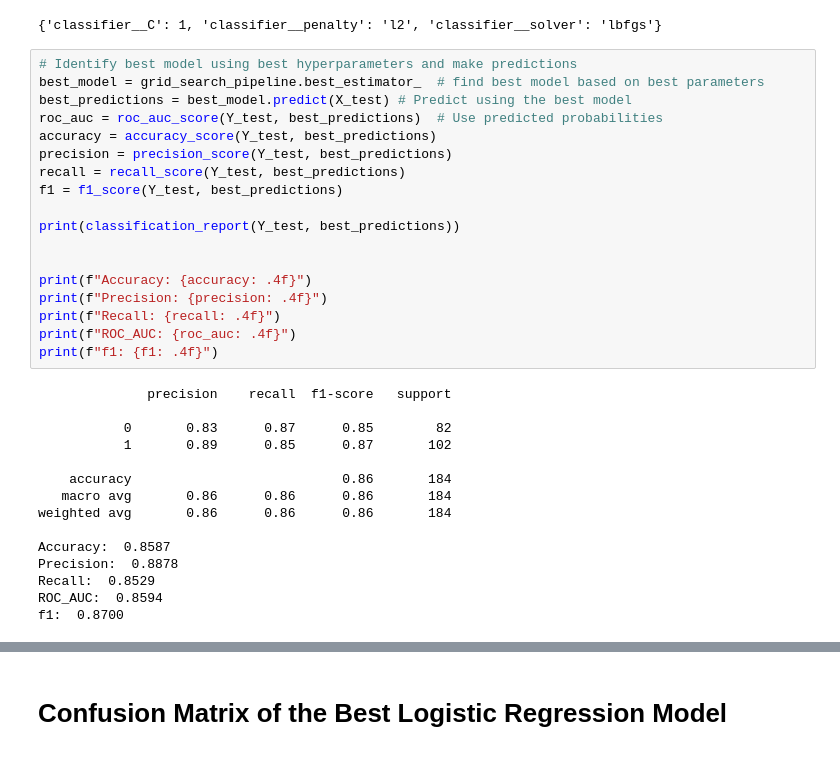
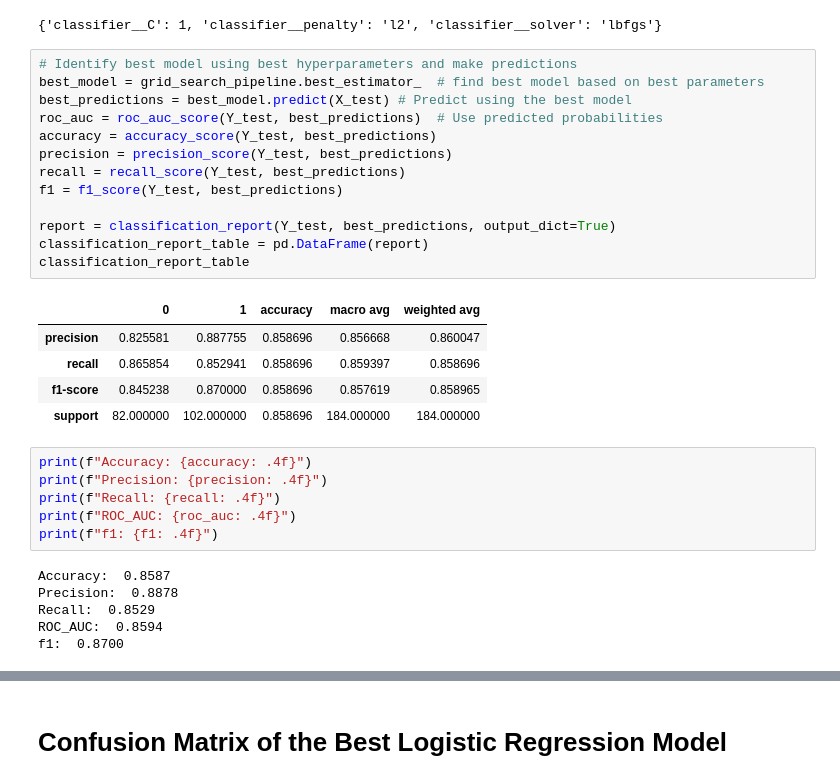
Before and after one commit to shaumia22/Heart-Failure-Prediction, a Jupyter notebook: models/logistic_regression/LogisticRegression_Model_KhatM.ipynb, the cells around one changed output, grey strips where cells are left out. Saved outputs shown, nothing was run; the diff lists cells and outputs as text.

```diff
--- a/models/logistic_regression/LogisticRegression_Model_KhatM.ipynb
+++ b/models/logistic_regression/LogisticRegression_Model_KhatM.ipynb
@@ -211,33 +211,31 @@ print(grid_search_pipeline.best_params_) # Outline best params for model
 # %%
 # Identify best model using best hyperparameters and make predictions
 best_model = grid_search_pipeline.best_estimator_  # find best model based on best parameters
 best_predictions = best_model.predict(X_test) # Predict using the best model
 roc_auc = roc_auc_score(Y_test, best_predictions)  # Use predicted probabilities
 accuracy = accuracy_score(Y_test, best_predictions)
 precision = precision_score(Y_test, best_predictions)
 recall = recall_score(Y_test, best_predictions)
 f1 = f1_score(Y_test, best_predictions)
 
-print(classification_report(Y_test, best_predictions))
-
-
-print(f"Accuracy: {accuracy: .4f}")
-print(f"Precision: {precision: .4f}")
-print(f"Recall: {recall: .4f}")
-print(f"ROC_AUC: {roc_auc: .4f}")
-print(f"f1: {f1: .4f}")
+report = classification_report(Y_test, best_predictions, output_dict=True)
+classification_report_table = pd.DataFrame(report)
+classification_report_table
 # %% [output]
-              precision    recall  f1-score   support
-
-           0       0.83      0.87      0.85        82
-           1       0.89      0.85      0.87       102
-
-    accuracy                           0.86       184
-   macro avg       0.86      0.86      0.86       184
-weighted avg       0.86      0.86      0.86       184
-
-Accuracy:  0.8587
-Precision:  0.8878
-Recall:  0.8529
-ROC_AUC:  0.8594
-f1:  0.8700
+|  | 0 | 1 | accuracy | macro avg | weighted avg |
+| precision | 0.825581 | 0.887755 | 0.858696 | 0.856668 | 0.860047 |
+| recall | 0.865854 | 0.852941 | 0.858696 | 0.859397 | 0.858696 |
+| f1-score | 0.845238 | 0.870000 | 0.858696 | 0.857619 | 0.858965 |
+| support | 82.000000 | 102.000000 | 0.858696 | 184.000000 | 184.000000 |
+# %%
+print(f"Accuracy: {accuracy: .4f}")
+print(f"Precision: {precision: .4f}")
+print(f"Recall: {recall: .4f}")
+print(f"ROC_AUC: {roc_auc: .4f}")
+print(f"f1: {f1: .4f}")
+# %% [output]
+Accuracy:  0.8587
+Precision:  0.8878
+Recall:  0.8529
+ROC_AUC:  0.8594
+f1:  0.8700
```
Also changed, not shown: parts of 5 cells of this notebook, 1 other file.
